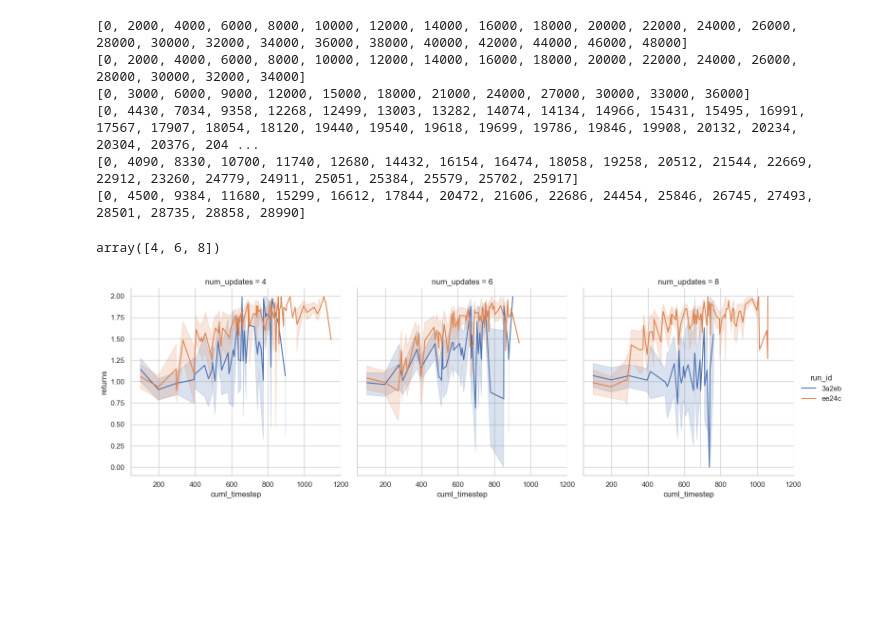
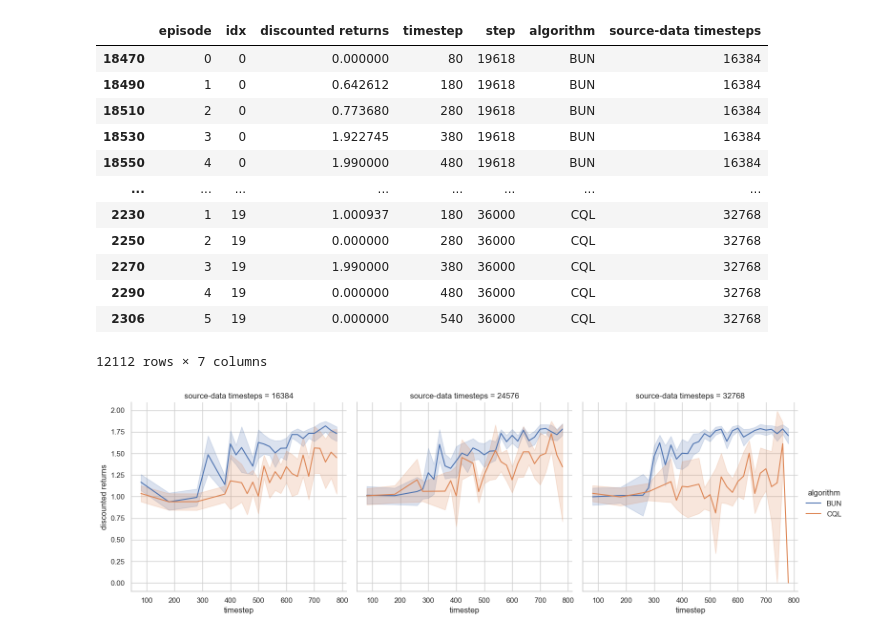
Before and after one commit to ethanabrooks/dissertation, a Jupyter notebook: figures/bellman-update-networks/miniworld.ipynb, the cells around one changed output. Saved outputs shown, nothing was run; the diff lists cells and outputs as text; code cells hidden in the pictures; blank space fills up the shorter version.

```diff
--- a/figures/bellman-update-networks/miniworld.ipynb
+++ b/figures/bellman-update-networks/miniworld.ipynb
@@ -7,7 +7,13 @@ import json
 import pandas as pd
 import re
 
-num_updates= [4, 6, 8]
+source_ts_amounts= [n * 2048 * 2 for n in [4, 6, 8]]
+source_ts = 'source-data timesteps'
+algo = 'algorithm'
+algo_mapping = {
+    "3a2eb": "CQL",
+    "ee24c": "BUN"
+}
 
 def generate():
     for path in Path('artifacts').rglob('*.json'):
@@ -16,41 +22,51 @@ def generate():
             table = json.load(f)
         df = pd.DataFrame(table['data'], columns=table['columns'])
         match = re.search(pattern, str(path))
-        df['run_id'] = match.group(1)
+        df[algo] = algo_mapping[match.group(1)]
         id_within_sweep = int(match.group(2))
-        n_updates = num_updates[id_within_sweep]
-        df['num_updates'] = n_updates
+        df[source_ts] = source_ts_amounts[id_within_sweep]
         yield df
 
 df = pd.concat(list(generate()), ignore_index=True)
 
+x = 'timestep'
+y = 'discounted returns'
 
-df.loc[:, 'cuml_timestep'] = df.groupby(['idx', 'run_id', 'num_updates', 'step'])['timestep'].cumsum()
-def keep_last_n_steps(group, n=5):
+df = df.rename(columns={'returns': y})
+df.loc[:, x] = df.groupby(['idx', algo, source_ts, 'step'])[x].cumsum()
+def keep_last_n_steps(group, n=10):
     steps = sorted(group['step'].unique())
-    print(steps)
     top_n = steps[-n:]
     return group[group['step'].isin(top_n)]
 
-df = df.groupby(['run_id', 'num_updates'], group_keys=False).apply(keep_last_n_steps)
-df.num_updates.unique()
+df = df.groupby([algo, source_ts], group_keys=False).apply(keep_last_n_steps)
+df = df.sort_values(by=[algo, source_ts, 'step', 'idx', x])
+
+bin_size = 10
+df[x] = (df[x] // bin_size ) * bin_size
+df = df[df[x] < 800]
+df
 # %% [output]
+|  | episode | idx | discounted returns | timestep | step | algorithm | source-data timesteps |
+| 18470 | 0 | 0 | 0.000000 | 80 | 19618 | BUN | 16384 |
+| 18490 | 1 | 0 | 0.642612 | 180 | 19618 | BUN | 16384 |
+| 18510 | 2 | 0 | 0.773680 | 280 | 19618 | BUN | 16384 |
+| 18530 | 3 | 0 | 1.922745 | 380 | 19618 | BUN | 16384 |
+| 18550 | 4 | 0 | 1.990000 | 480 | 19618 | BUN | 16384 |
+| ... | ... | ... | ... | ... | ... | ... | ... |
+| 2230 | 1 | 19 | 1.000937 | 180 | 36000 | CQL | 32768 |
+| 2250 | 2 | 19 | 0.000000 | 280 | 36000 | CQL | 32768 |
+| 2270 | 3 | 19 | 1.990000 | 380 | 36000 | CQL | 32768 |
+| 2290 | 4 | 19 | 0.000000 | 480 | 36000 | CQL | 32768 |
+| 2306 | 5 | 19 | 0.000000 | 540 | 36000 | CQL | 32768 |
-[0, 2000, 4000, 6000, 8000, 10000, 12000, 14000, 16000, 18000, 20000, 22000, 24000, 26000, 28000, 30000, 32000, 34000, 36000, 38000, 40000, 42000, 44000, 46000, 48000]
-[0, 2000, 4000, 6000, 8000, 10000, 12000, 14000, 16000, 18000, 20000, 22000, 24000, 26000, 28000, 30000, 32000, 34000]
-[0, 3000, 6000, 9000, 12000, 15000, 18000, 21000, 24000, 27000, 30000, 33000, 36000]
-[0, 4430, 7034, 9358, 12268, 12499, 13003, 13282, 14074, 14134, 14966, 15431, 15495, 16991, 17567, 17907, 18054, 18120, 19440, 19540, 19618, 19699, 19786, 19846, 19908, 20132, 20234, 20304, 20376, 204 ...
-[0, 4090, 8330, 10700, 11740, 12680, 14432, 16154, 16474, 18058, 19258, 20512, 21544, 22669, 22912, 23260, 24779, 24911, 25051, 25384, 25579, 25702, 25917]
-[0, 4500, 9384, 11680, 15299, 16612, 17844, 20472, 21606, 22686, 24454, 25846, 26745, 27493, 28501, 28735, 28858, 28990]
+12112 rows × 7 columns
-array([4, 6, 8])
 # %%
 import seaborn as sns
 import pandas as pd
 import numpy as np
 import matplotlib.pyplot as plt
 
-x = 'cuml_timestep'
-y = 'returns'
 
-g = sns.relplot(x=x, y=y, kind='line', hue='run_id', data=df, col='num_updates')
+g = sns.relplot(x=x, y=y, kind='line', hue=algo, data=df, col=source_ts)
 # %% [output]
-[figure, old version]
+[figure, new version]
```
Also changed, not shown: 1 other file.
